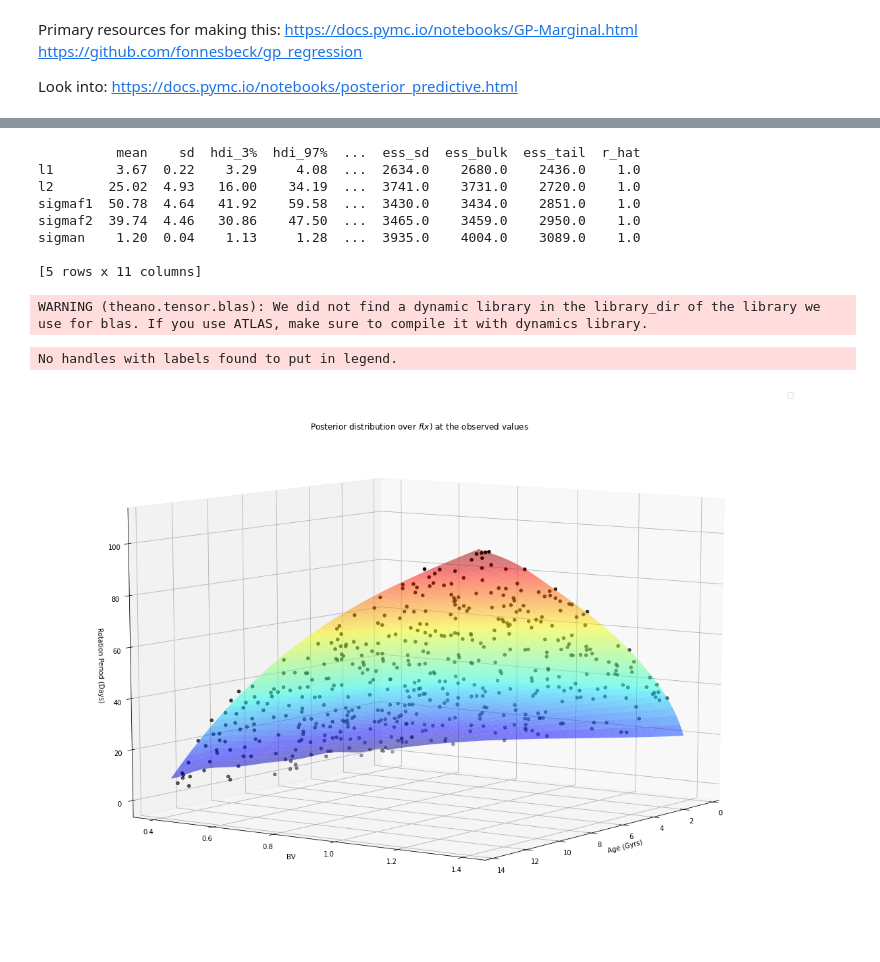
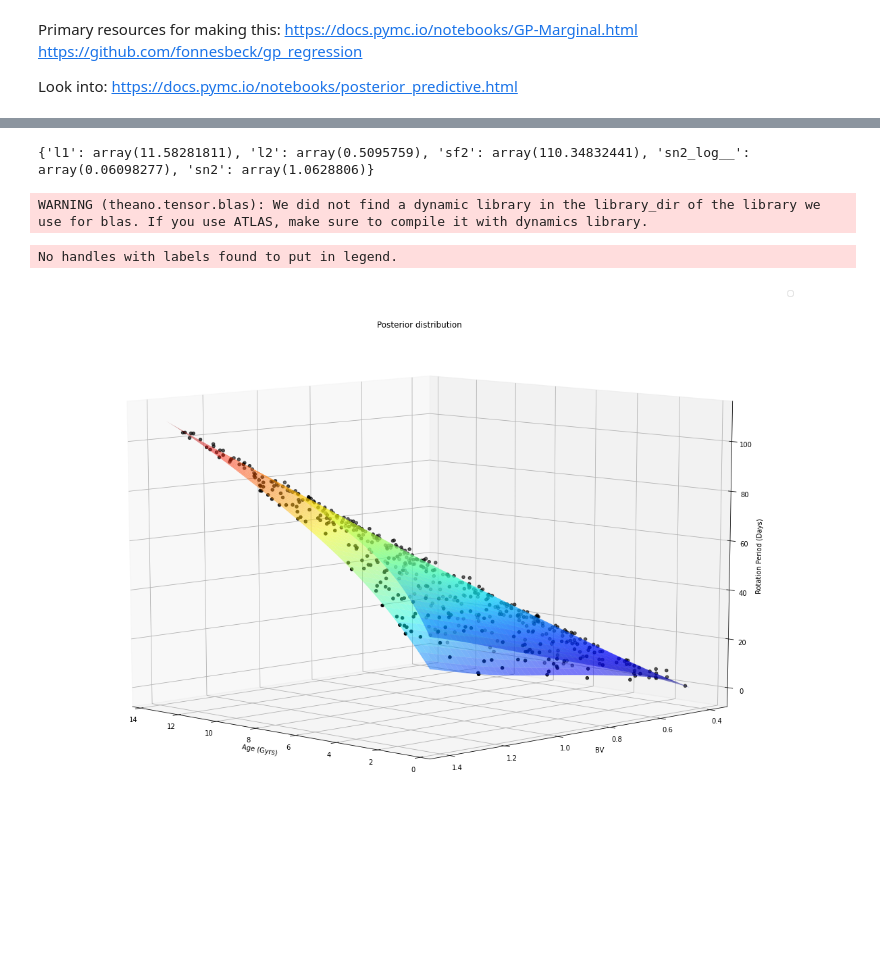
Before and after one commit to ni-phy/year4-project, a Jupyter notebook: Henry/sample_gp_fitting_2d(2).ipynb, the cells around one changed output, grey strips where cells are left out. Cells and saved outputs as stored; diff of their text form; code cells hidden in the pictures; blank space fills up the shorter version.

```diff
--- a/Henry/sample_gp_fitting_2d(2).ipynb
+++ b/Henry/sample_gp_fitting_2d(2).ipynb
@@ -30,13 +32,13 @@ https://docs.pymc.io/notebooks/posterior_predictive.html
 # %%
 ##### OPTIONS #####
 
-map = 0         # 1 - use find map, 0 - sample
-samples = 2000
-tune = 2000
+map = 1       # 1 - use find map, 0 - sample
+samples = 500
+tune = 1000
 
 errorbars = 0   # plot error bars on surface plot
 smp_rt = 2      # every nth point of true data
-num_gen = 150   # given n will produce n x n points of predictions
+num_gen = 100   # given n will produce n x n points of predictions
 
 
 
@@ -125,15 +152,10 @@ There were 2 divergences after tuning. Increase `target_accept` or reparameteriz
 if not map:
   with model:
     print(pm.summary(mp).round(2))
+else:
+  print(mp)
 # %% [output]
-          mean    sd  hdi_3%  hdi_97%  ...  ess_sd  ess_bulk  ess_tail  r_hat
-l1        3.67  0.22    3.29     4.08  ...  2634.0    2680.0    2436.0    1.0
-l2       25.02  4.93   16.00    34.19  ...  3741.0    3731.0    2720.0    1.0
-sigmaf1  50.78  4.64   41.92    59.58  ...  3430.0    3434.0    2851.0    1.0
-sigmaf2  39.74  4.46   30.86    47.50  ...  3465.0    3459.0    2950.0    1.0
-sigman    1.20  0.04    1.13     1.28  ...  3935.0    4004.0    3089.0    1.0
-
-[5 rows x 11 columns]
+{'l1': array(11.58281811), 'l2': array(0.5095759), 'sf2': array(110.34832441), 'sn2_log__': array(0.06098277), 'sn2': array(1.0628806)}
 # %%
 
 
@@ -162,32 +186,33 @@ WARNING (theano.tensor.blas): We did not find a dynamic library in the library_d
 # %%
 
 fig = plt.figure(figsize=(20,15))
 ax1 = fig.add_subplot(111, projection='3d')
 
 
 
 if errorbars:
   for j in range(len(Xnew1)):
     for i in range(len(Xnew1)):
       plt.plot([Xnew1[i,j], Xnew1[i,j]], [Xnew2[i,j], Xnew2[i,j]], [mu[i,j] +sd[i,j], mu[i,j]-sd[i,j]], marker="_" )
 
 
 ax1.plot_surface(Xnew1, Xnew2, mu, alpha=0.5, cmap=cm.jet, linewidth=0.1)
 
 ax1.set_xlabel("Age (Gyrs)")
 ax1.set_ylabel("BV")
 ax1.set_zlabel('Rotation Period (Days)')
 
 
 ax1.scatter(X1, X2, y, color='k')
 
 
 
 # axis labels and title
 
-plt.title("Posterior distribution over $f(x)$ at the observed values"); plt.legend()
-ax1.view_init(10, 35)
+plt.title("Posterior distribution")
+plt.legend()
+ax1.view_init(10, 135)
 plt.show()
 # %% [output]
 No handles with labels found to put in legend.
-[figure, old version]
+[figure, new version]
```
Also changed, not shown: parts of 10 cells of this notebook.
